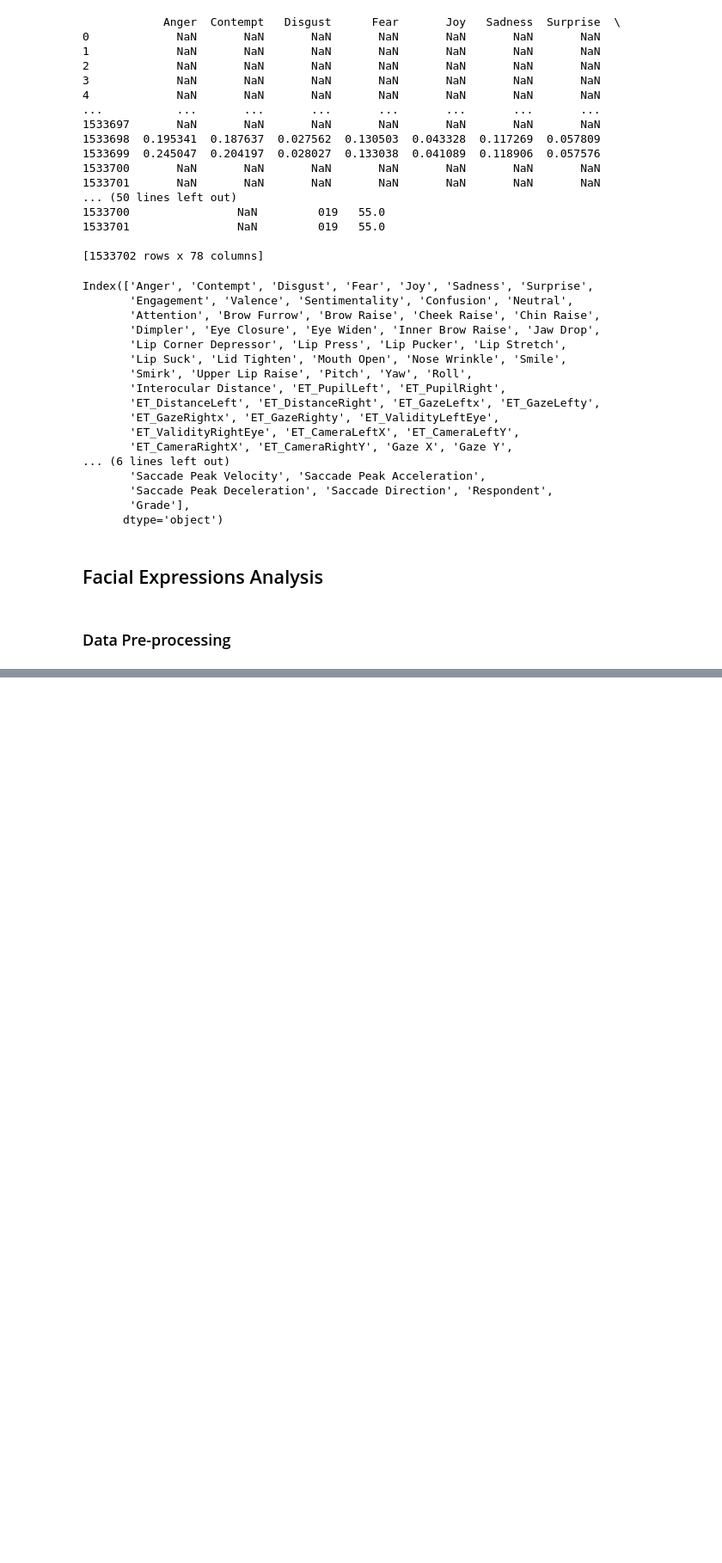
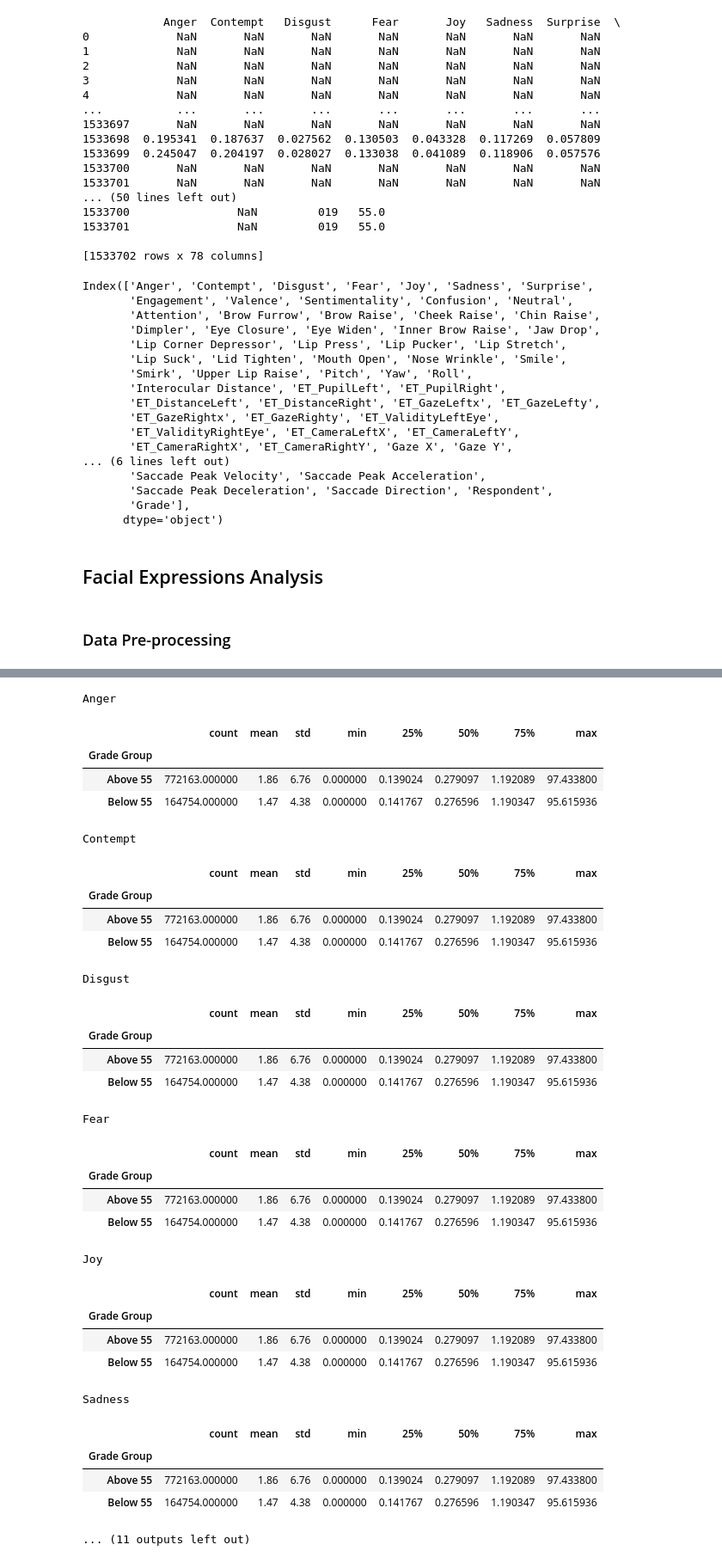
Before and after one commit to litalshl/classifiers, a Jupyter notebook: all_respondents_with_grades.ipynb, the cells around one changed output, grey strips where cells are left out. Shown: that part at 86% size. Saved outputs shown, nothing was run; the diff lists cells and outputs as text; code cells hidden in the pictures; blank space fills up the shorter version.

```diff
--- a/all_respondents_with_grades.ipynb
+++ b/all_respondents_with_grades.ipynb
@@ -175,0 +244,57 @@ KeyError: "The following 'value_vars' are not present in the DataFrame: ['Anger'
+# %%
+from scipy.stats import ttest_ind
+
+# Define a function to add a star to indicate statistical significance
+def add_star(pval):
+    if pval < 0.05:
+        return '*'
+    else:
+        return ''
+
+# Loop through the emotions and perform a t-test between the grade groups
+for col in selected_columns:
+    above_55 = combined_data_with_grades.loc[combined_data_with_grades['Grade Group'] == 'Above 55', col]
+    below_55 = combined_data_with_grades.loc[combined_data_with_grades['Grade Group'] == 'Below 55', col]
+    t, pval = ttest_ind(above_55, below_55, equal_var=False)
+    pval_star = add_star(pval)
+    grouped_stats[col] = grouped_stats[col].astype(str) + pval_star
+
+        # Create a formatted table
+    col_stats_formatted = col_stats.style.set_table_styles([{'selector': 'th', 'props': [('text-align', 'center')]}])\
+                                        .set_caption(col)\
+                                        .format("{:.2f}", subset=pd.IndexSlice[:, ['mean', 'std']])
+
+    # Display the table
+    display(col_stats_formatted)
+# %% [output]
+Anger
+|  | count | mean | std | min | 25% | 50% | 75% | max |
+| Grade Group |  |  |  |  |  |  |  |  |
+| Above 55 | 772163.000000 | 1.86 | 6.76 | 0.000000 | 0.139024 | 0.279097 | 1.192089 | 97.433800 |
+| Below 55 | 164754.000000 | 1.47 | 4.38 | 0.000000 | 0.141767 | 0.276596 | 1.190347 | 95.615936 |
+Contempt
+|  | count | mean | std | min | 25% | 50% | 75% | max |
+| Grade Group |  |  |  |  |  |  |  |  |
+| Above 55 | 772163.000000 | 1.86 | 6.76 | 0.000000 | 0.139024 | 0.279097 | 1.192089 | 97.433800 |
+| Below 55 | 164754.000000 | 1.47 | 4.38 | 0.000000 | 0.141767 | 0.276596 | 1.190347 | 95.615936 |
+Disgust
+|  | count | mean | std | min | 25% | 50% | 75% | max |
+| Grade Group |  |  |  |  |  |  |  |  |
+| Above 55 | 772163.000000 | 1.86 | 6.76 | 0.000000 | 0.139024 | 0.279097 | 1.192089 | 97.433800 |
+| Below 55 | 164754.000000 | 1.47 | 4.38 | 0.000000 | 0.141767 | 0.276596 | 1.190347 | 95.615936 |
+Fear
+|  | count | mean | std | min | 25% | 50% | 75% | max |
+| Grade Group |  |  |  |  |  |  |  |  |
+| Above 55 | 772163.000000 | 1.86 | 6.76 | 0.000000 | 0.139024 | 0.279097 | 1.192089 | 97.433800 |
+| Below 55 | 164754.000000 | 1.47 | 4.38 | 0.000000 | 0.141767 | 0.276596 | 1.190347 | 95.615936 |
+Joy
+|  | count | mean | std | min | 25% | 50% | 75% | max |
+| Grade Group |  |  |  |  |  |  |  |  |
+| Above 55 | 772163.000000 | 1.86 | 6.76 | 0.000000 | 0.139024 | 0.279097 | 1.192089 | 97.433800 |
+| Below 55 | 164754.000000 | 1.47 | 4.38 | 0.000000 | 0.141767 | 0.276596 | 1.190347 | 95.615936 |
+Sadness
+|  | count | mean | std | min | 25% | 50% | 75% | max |
+| Grade Group |  |  |  |  |  |  |  |  |
+| Above 55 | 772163.000000 | 1.86 | 6.76 | 0.000000 | 0.139024 | 0.279097 | 1.192089 | 97.433800 |
+| Below 55 | 164754.000000 | 1.47 | 4.38 | 0.000000 | 0.141767 | 0.276596 | 1.190347 | 95.615936 |
+... (11 outputs left out)
```
Also changed, not shown: parts of 5 cells of this notebook, 1 other file.
